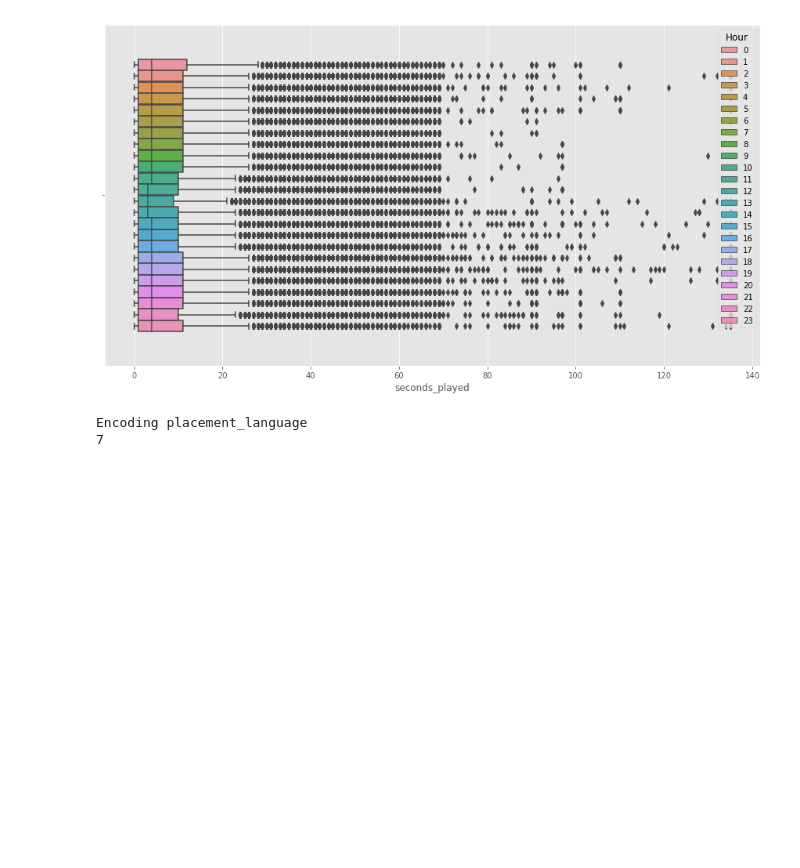
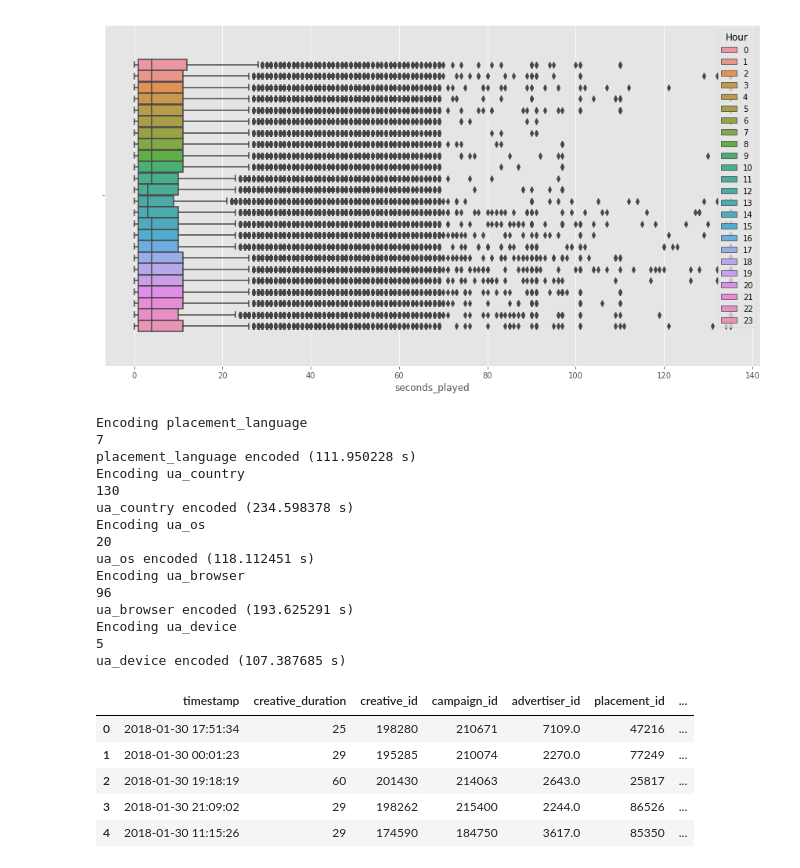
Before and after one commit to Frayal/AdTech-2018, a Jupyter notebook: projet.ipynb, the cells around one changed output. Cells and saved outputs as stored; diff of their text form; code cells hidden in the pictures; blank space fills up the shorter version.

```diff
--- a/projet.ipynb
+++ b/projet.ipynb
@@ -175,9 +177,28 @@ def encode_categorical(df):
             df_encoded[col] = df[col]
     return df_encoded
 # %%
-df_train_encoded = df_train.drop("auction_id",axis=1)
+df_train_encoded = df_train.drop(["auction_id","referer_deep_three"],axis=1)
 df_train_encoded = encode_categorical(df_train_encoded)
 df_train_encoded.head()
 # %% [output]
 Encoding placement_language
 7
+placement_language encoded (111.950228 s)
+Encoding ua_country
+130
+ua_country encoded (234.598378 s)
+Encoding ua_os
+20
+ua_os encoded (118.112451 s)
+Encoding ua_browser
+96
+ua_browser encoded (193.625291 s)
+Encoding ua_device
+5
+ua_device encoded (107.387685 s)
+|  | timestamp | creative_duration | creative_id | campaign_id | advertiser_id | placement_id | ... |
+| 0 | 2018-01-30 17:51:34 | 25 | 198280 | 210671 | 7109.0 | 47216 | ... |
+| 1 | 2018-01-30 00:01:23 | 29 | 195285 | 210074 | 2270.0 | 77249 | ... |
+| 2 | 2018-01-30 19:18:19 | 60 | 201430 | 214063 | 2643.0 | 25817 | ... |
+| 3 | 2018-01-30 21:09:02 | 29 | 198262 | 215400 | 2244.0 | 86526 | ... |
+| 4 | 2018-01-30 11:15:26 | 29 | 174590 | 184750 | 3617.0 | 85350 | ... |
```
Also changed, not shown: parts of 11 cells of this notebook.
